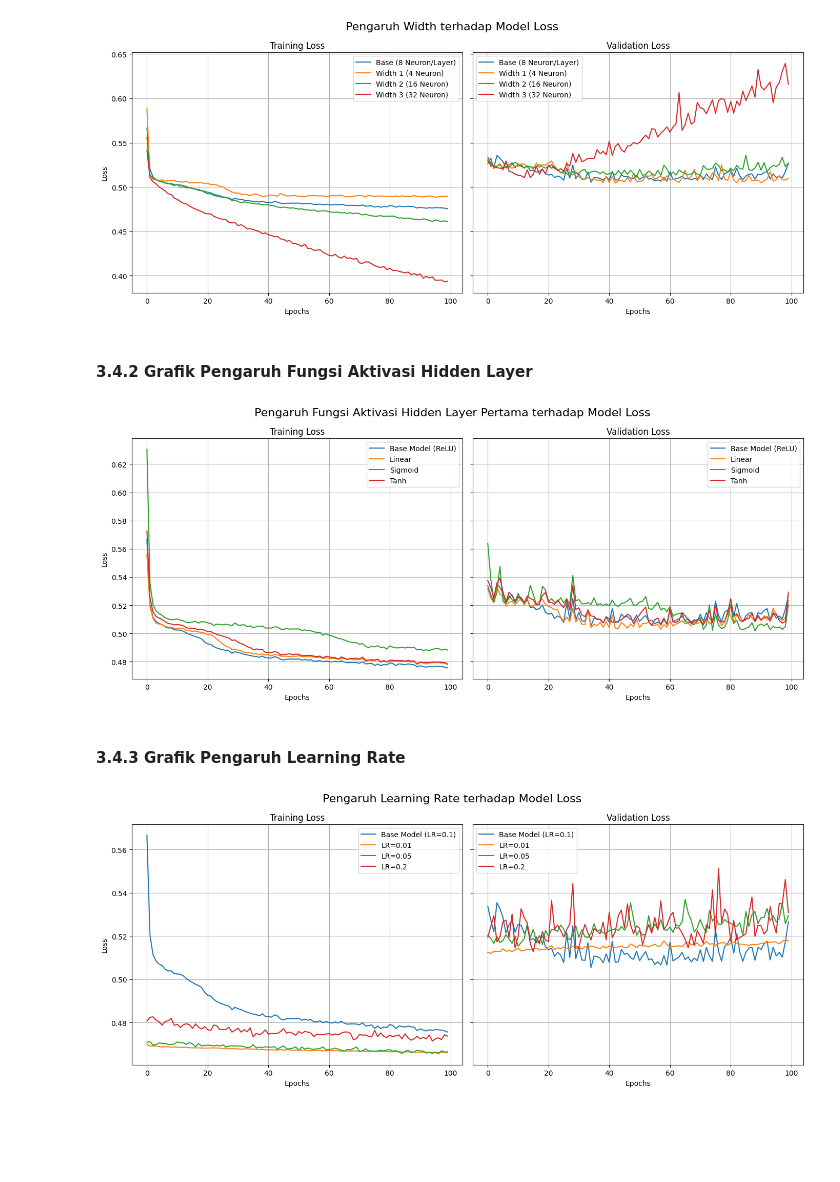
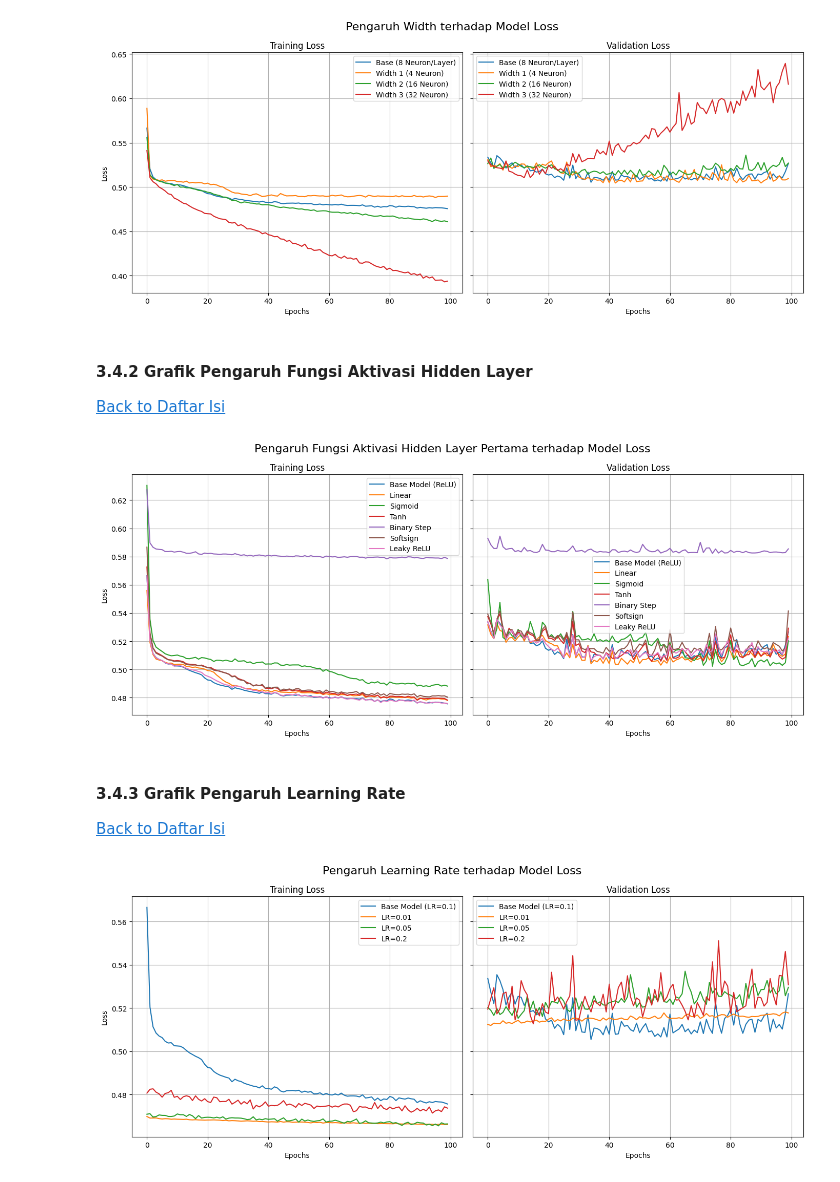
Before and after one commit to StefanMattew/MagangLearning-Tubes-IF3270, a Jupyter notebook: src/Pengujian.ipynb, the cells around one changed output. Cells and saved outputs as stored; diff of their text form; code cells hidden in the pictures; blank space fills up the shorter version.

Commit message:
feat: add binary step, softsign, leaky relu activation functions

```diff
--- a/src/Pengujian.ipynb
+++ b/src/Pengujian.ipynb
@@ -713,6 +749,33 @@ history_act3, f1_act3 = train_and_evaluate_ffnn(
     model_name="FFNN Variasi Aktivasi 3 (Tanh)",
     epochs=100, learning_rate=0.1, batch_size=32, verbose=0
 )
+
+# Fungsi aktivasi 4: Binary Step
+history_act4, f1_act4 = train_and_evaluate_ffnn(
+    model=ffnn_fungsiaktivasi_4,
+    X_train=X_train_np, y_train=y_train,
+    X_val=X_val_np, y_val=y_val,
+    model_name="FFNN Variasi Aktivasi 4 (Binary Step)",
+    epochs=100, learning_rate=0.1, batch_size=32, verbose=0
+)
+
+# Fungsi aktivasi 5: Softsign
+history_act5, f1_act5 = train_and_evaluate_ffnn(
+    model=ffnn_fungsiaktivasi_5,
+    X_train=X_train_np, y_train=y_train,
+    X_val=X_val_np, y_val=y_val,
+    model_name="FFNN Variasi Aktivasi 5 (Softsign)",
+    epochs=100, learning_rate=0.1, batch_size=32, verbose=0
+)
+
+# Fungsi aktivasi 6: Leaky ReLU
+history_act6, f1_act6 = train_and_evaluate_ffnn(
+    model=ffnn_fungsiaktivasi_6,
+    X_train=X_train_np, y_train=y_train,
+    X_val=X_val_np, y_val=y_val,
+    model_name="FFNN Variasi Aktivasi 6 (Leaky ReLU)",
+    epochs=100, learning_rate=0.1, batch_size=32, verbose=0
+)
 # %% [output]
 =======================================================
   FFNN Base Model (ReLU) - Data Validation
@@ -1024,15 +1093,17 @@ plot_loss(histories_width, titles_width, 'Pengaruh Width terhadap Model Loss')
 [figure]
 # %% [markdown]
 #### 3.4.2 Grafik Pengaruh Fungsi Aktivasi Hidden Layer
+[Back to Daftar Isi](#daftar-isi)
 # %%
-histories_act = [history_base, history_act1, history_act2, history_act3]
-titles_act = ['Base Model (ReLU)', 'Linear', 'Sigmoid', 'Tanh']
+histories_act = [history_base, history_act1, history_act2, history_act3, history_act4, history_act5, history_act6]
+titles_act = ['Base Model (ReLU)', 'Linear', 'Sigmoid', 'Tanh', 'Binary Step', 'Softsign', 'Leaky ReLU']
 
 plot_loss(histories_act, titles_act, 'Pengaruh Fungsi Aktivasi Hidden Layer Pertama terhadap Model Loss')
 # %% [output]
-[figure, old version]
+[figure, new version]
 # %% [markdown]
 #### 3.4.3 Grafik Pengaruh Learning Rate
+[Back to Daftar Isi](#daftar-isi)
 # %%
 # --- Plot Variasi Learning Rate ---
 histories_lr = [history_base, history_lr1, history_lr2, history_lr3]
```
Also changed, not shown: parts of 27 cells of this notebook, 1 other file.
